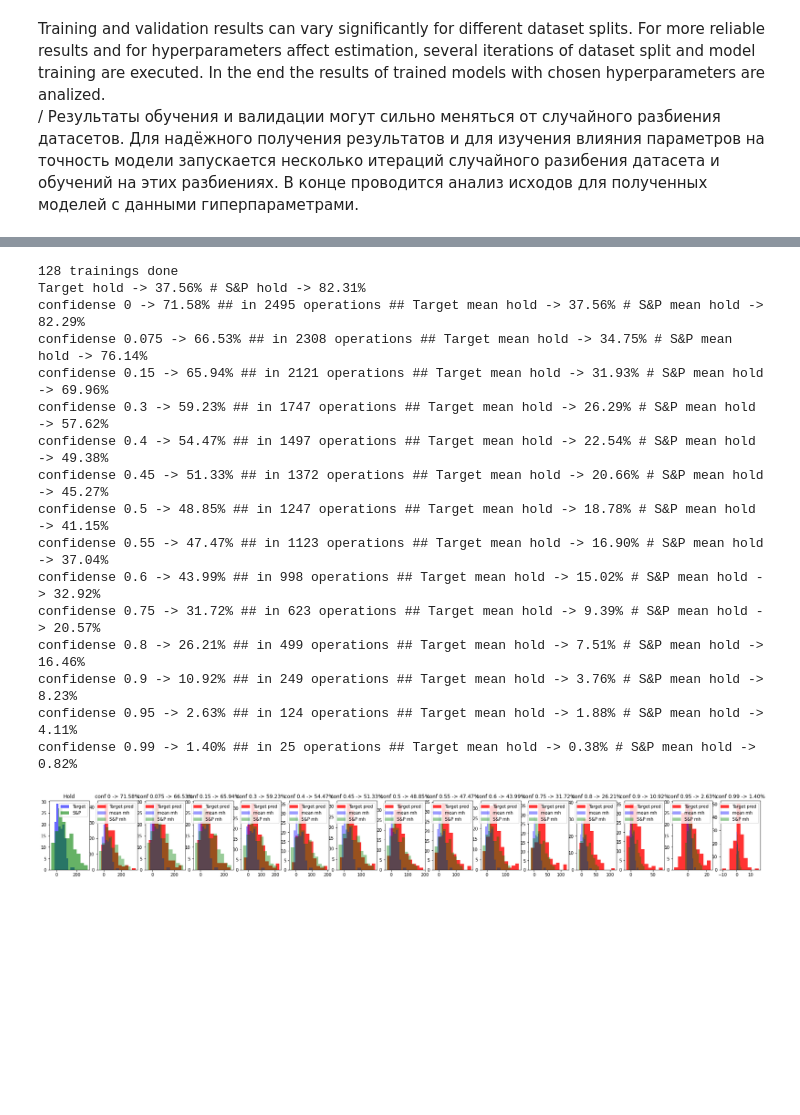
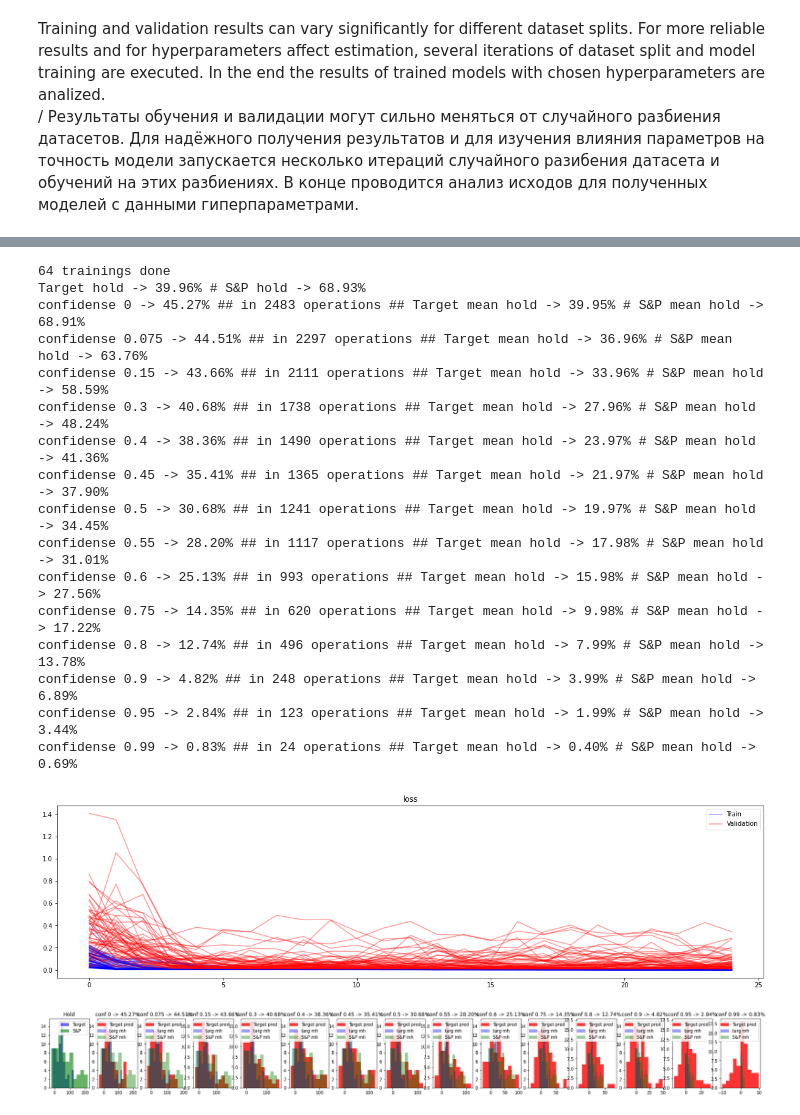
Before and after one commit to igormelekhin/stock_prediction, a Jupyter notebook: stock.ipynb, the cells around one changed output, grey strips where cells are left out. Drawn from its saved outputs; the diff is of its cells as text; code cells hidden in the pictures; blank space fills up the shorter version.

```diff
--- a/stock.ipynb
+++ b/stock.ipynb
@@ -461,5 +568,9 @@ confidense 0.99 -> 4.07% ## in 24 operations ## Target mean hold -> 0.43% # S&P
 # %%
+ITERS=64
 trainingParams["FUNC"]=trainTF
 trainingParams["LOSS"]="mse"
+trainingParams["ITERS"]=25
+trainingParams["LAYERS"]=[32]
+trainingParams["MODEL"]=buildDense
 runTests(dateData,ITERS,confs,datasetParams,trainingParams)
 # %% [output]
@@ -482,0 +595,8 @@ confidense 0.99 -> 2.41% ## in 24 operations ## Target mean hold -> 0.38% # S&P
+# %%
+trainingParams["FUNC"]=trainTF
+trainingParams["LOSS"]="mse"
+datasetParams["FRAMES"]=5
+trainingParams["ITERS"]=10
+trainingParams["LAYERS"]=[64]
+trainingParams["MODEL"]=buildDense
+runTests(dateData,ITERS,confs,datasetParams,trainingParams)
@@ -483,6 +622,8 @@ confidense 0.99 -> 2.41% ## in 24 operations ## Target mean hold -> 0.38% # S&P
 # %%
 trainingParams["FUNC"]=trainTF
 trainingParams["LOSS"]="mse"
-trainingParams["LAYERS"]=[256]
+trainingParams["LAYERS"]=[32,32]
+trainingParams["DROPOUT"]=0.3
+trainingParams["MODEL"]=buildDense
 runTests(dateData,ITERS,confs,datasetParams,trainingParams)
 # %% [output]
@@ -506,7 +650,11 @@ confidense 0.99 -> 2.70% ## in 24 operations ## Target mean hold -> 0.41% # S&P
 # %%
 trainingParams["FUNC"]=trainTF
 trainingParams["LOSS"]="mse"
-trainingParams["LAYERS"]=[64,64]
-trainingParams["DROPOUT"]=0.1
+datasetParams["FRAMES"]=15
+trainingParams["LAYERS"]=[16,16]
+trainingParams["FILTERS_SIZE"]=[6,3]
+trainingParams["DENSE_LAYERS"]=[16]
+trainingParams["DROPOUT"]=0
+trainingParams["MODEL"]=buildCNN
 runTests(dateData,ITERS,confs,datasetParams,trainingParams)
 # %% [output]
@@ -530,23 +679,27 @@ confidense 0.99 -> 2.43% ## in 24 operations ## Target mean hold -> 0.43% # S&P
 # %%
 trainingParams["FUNC"]=trainTF
-trainingParams["LAYERS"]=[128,128]
-trainingParams["DROPOUT"]=0.2
+trainingParams["LOSS"]="mse"
+datasetParams["FRAMES"]=15
+trainingParams["LAYERS"]=[16,16,16]
+trainingParams["FILTERS_SIZE"]=3
+trainingParams["MODEL"]=buildCNN
 runTests(dateData,ITERS,confs,datasetParams,trainingParams)
 # %% [output]
-128 trainings done
-Target hold -> 37.56% # S&P hold -> 82.31%
-confidense 0 -> 71.58% ## in 2495 operations ## Target mean hold -> 37.56% # S&P mean hold -> 82.29%
-confidense 0.075 -> 66.53% ## in 2308 operations ## Target mean hold -> 34.75% # S&P mean hold -> 76.14%
-confidense 0.15 -> 65.94% ## in 2121 operations ## Target mean hold -> 31.93% # S&P mean hold -> 69.96%
-confidense 0.3 -> 59.23% ## in 1747 operations ## Target mean hold -> 26.29% # S&P mean hold -> 57.62%
-confidense 0.4 -> 54.47% ## in 1497 operations ## Target mean hold -> 22.54% # S&P mean hold -> 49.38%
-confidense 0.45 -> 51.33% ## in 1372 operations ## Target mean hold -> 20.66% # S&P mean hold -> 45.27%
-confidense 0.5 -> 48.85% ## in 1247 operations ## Target mean hold -> 18.78% # S&P mean hold -> 41.15%
-confidense 0.55 -> 47.47% ## in 1123 operations ## Target mean hold -> 16.90% # S&P mean hold -> 37.04%
-confidense 0.6 -> 43.99% ## in 998 operations ## Target mean hold -> 15.02% # S&P mean hold -> 32.92%
-confidense 0.75 -> 31.72% ## in 623 operations ## Target mean hold -> 9.39% # S&P mean hold -> 20.57%
-confidense 0.8 -> 26.21% ## in 499 operations ## Target mean hold -> 7.51% # S&P mean hold -> 16.46%
-confidense 0.9 -> 10.92% ## in 249 operations ## Target mean hold -> 3.76% # S&P mean hold -> 8.23%
-confidense 0.95 -> 2.63% ## in 124 operations ## Target mean hold -> 1.88% # S&P mean hold -> 4.11%
-confidense 0.99 -> 1.40% ## in 25 operations ## Target mean hold -> 0.38% # S&P mean hold -> 0.82%
+64 trainings done
+Target hold -> 39.96% # S&P hold -> 68.93%
+confidense 0 -> 45.27% ## in 2483 operations ## Target mean hold -> 39.95% # S&P mean hold -> 68.91%
+confidense 0.075 -> 44.51% ## in 2297 operations ## Target mean hold -> 36.96% # S&P mean hold -> 63.76%
+confidense 0.15 -> 43.66% ## in 2111 operations ## Target mean hold -> 33.96% # S&P mean hold -> 58.59%
+confidense 0.3 -> 40.68% ## in 1738 operations ## Target mean hold -> 27.96% # S&P mean hold -> 48.24%
+confidense 0.4 -> 38.36% ## in 1490 operations ## Target mean hold -> 23.97% # S&P mean hold -> 41.36%
+confidense 0.45 -> 35.41% ## in 1365 operations ## Target mean hold -> 21.97% # S&P mean hold -> 37.90%
+confidense 0.5 -> 30.68% ## in 1241 operations ## Target mean hold -> 19.97% # S&P mean hold -> 34.45%
+confidense 0.55 -> 28.20% ## in 1117 operations ## Target mean hold -> 17.98% # S&P mean hold -> 31.01%
+confidense 0.6 -> 25.13% ## in 993 operations ## Target mean hold -> 15.98% # S&P mean hold -> 27.56%
+confidense 0.75 -> 14.35% ## in 620 operations ## Target mean hold -> 9.98% # S&P mean hold -> 17.22%
+confidense 0.8 -> 12.74% ## in 496 operations ## Target mean hold -> 7.99% # S&P mean hold -> 13.78%
+confidense 0.9 -> 4.82% ## in 248 operations ## Target mean hold -> 3.99% # S&P mean hold -> 6.89%
+confidense 0.95 -> 2.84% ## in 123 operations ## Target mean hold -> 1.99% # S&P mean hold -> 3.44%
+confidense 0.99 -> 0.83% ## in 24 operations ## Target mean hold -> 0.40% # S&P mean hold -> 0.69%
-[figure, old version]
+[figure, new version]
+[figure, added]
```
Also changed, not shown: parts of 22 cells of this notebook.
